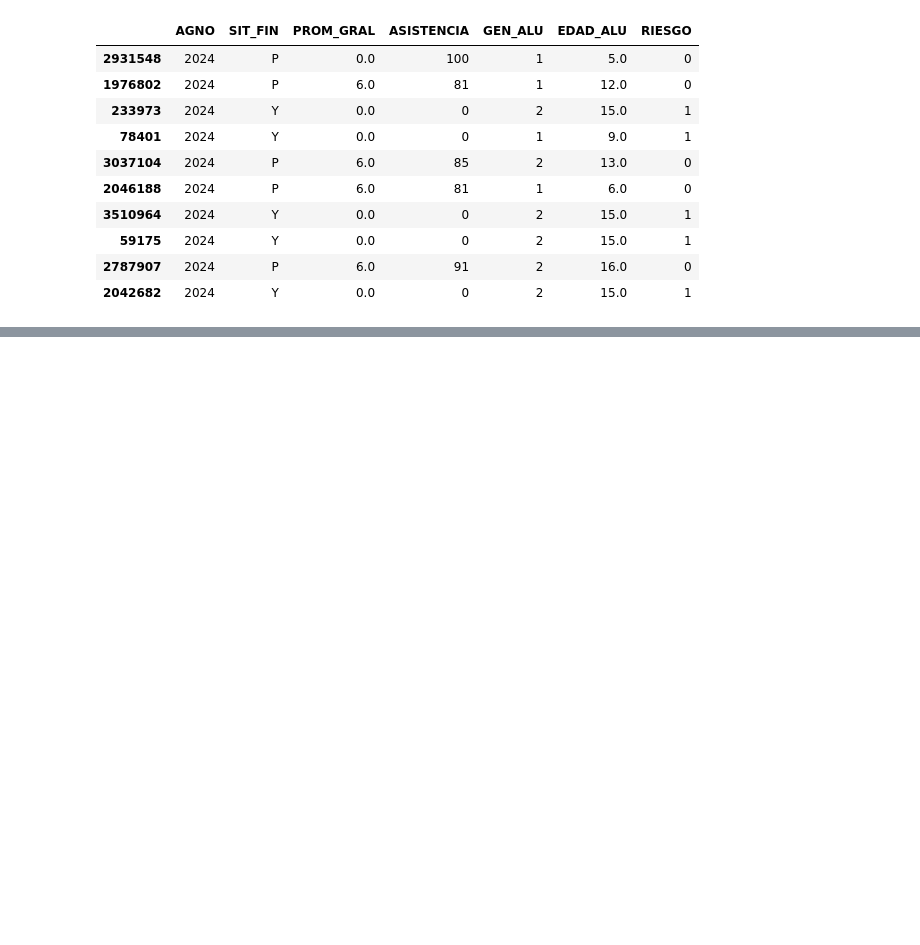
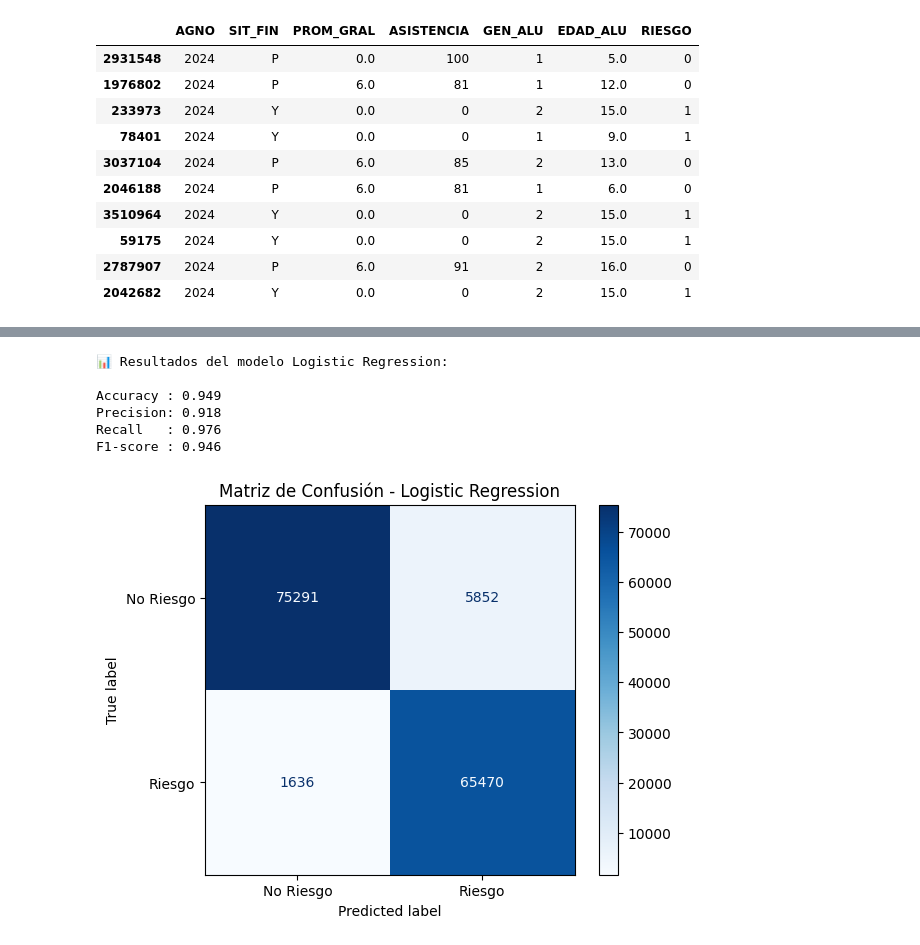
Before and after one commit to bastianp20/Hackaton-educacion-team-16, a Jupyter notebook: modelo-regresion/modelo-regresion.ipynb, the cells around one changed output, grey strips where cells are left out. Saved outputs shown, nothing was run; the diff lists cells and outputs as text; code cells hidden in the pictures; blank space fills up the shorter version.

Commit message:
Modelo entrenado con Logistic Regression

```diff
--- a/modelo-regresion/modelo-regresion.ipynb
+++ b/modelo-regresion/modelo-regresion.ipynb
@@ -146,0 +208,46 @@ Name: proportion, dtype: float64
+# %%
+# --- BLOQUE 5: Entrenamiento y evaluación del modelo base ---
+
+from sklearn.linear_model import LogisticRegression
+from sklearn.preprocessing import StandardScaler
+from sklearn.pipeline import Pipeline
+from sklearn.metrics import accuracy_score, precision_score, recall_score, f1_score, confusion_matrix, ConfusionMatrixDisplay
+
+# 1. Definimos el pipeline (escalado + regresión)
+pipeline = Pipeline([
+    ("scaler", StandardScaler()),
+    ("model", LogisticRegression(max_iter=1000, random_state=42))
+])
+
+# 2. Entrenamiento
+pipeline.fit(X_train, y_train)
+
+# 3. Predicción
+y_pred = pipeline.predict(X_test)
+
+# 4. Evaluación
+acc = accuracy_score(y_test, y_pred)
+prec = precision_score(y_test, y_pred)
+rec = recall_score(y_test, y_pred)
+f1 = f1_score(y_test, y_pred)
+
+print("📊 Resultados del modelo Logistic Regression:\n")
+print(f"Accuracy : {acc:.3f}")
+print(f"Precision: {prec:.3f}")
+print(f"Recall   : {rec:.3f}")
+print(f"F1-score : {f1:.3f}")
+
+# 5. Matriz de confusión
+cm = confusion_matrix(y_test, y_pred)
+disp = ConfusionMatrixDisplay(confusion_matrix=cm, display_labels=["No Riesgo", "Riesgo"])
+disp.plot(cmap="Blues", values_format="d")
+plt.title("Matriz de Confusión - Logistic Regression")
+plt.show()
+# %% [output]
+📊 Resultados del modelo Logistic Regression:
+
+Accuracy : 0.949
+Precision: 0.918
+Recall   : 0.976
+F1-score : 0.946
+[figure, added]
```
Also changed, not shown: parts of 2 cells of this notebook.
